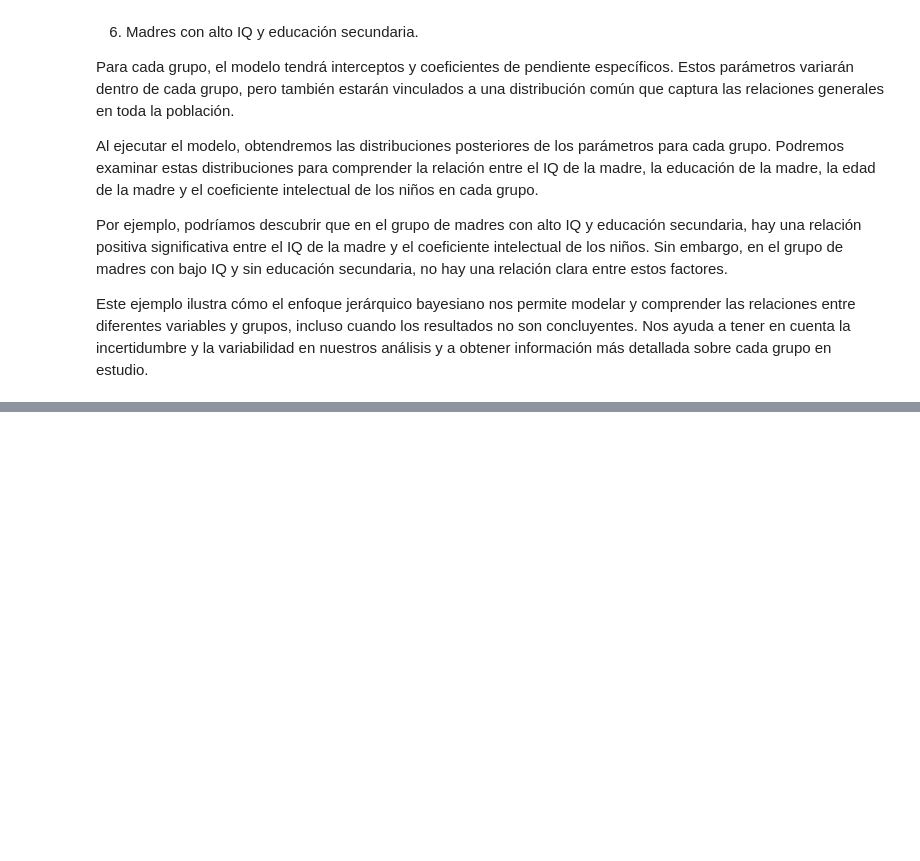
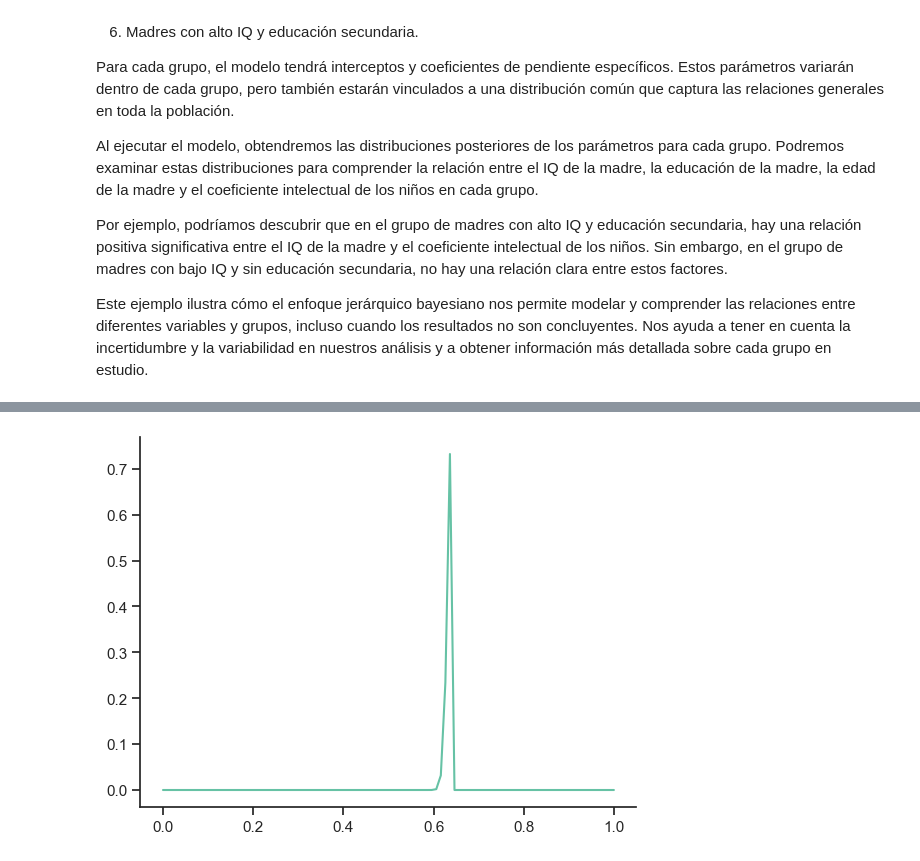
Before and after one commit to onavarrete04/Introduccion-Ciencia-Datos, a Jupyter notebook: 2023_modelos_estadísticos_datos.ipynb, the cells around one changed output, grey strips where cells are left out. Saved outputs shown, nothing was run; the diff lists cells and outputs as text; code cells hidden in the pictures; blank space fills up the shorter version.

```diff
--- a/2023_modelos_estadísticos_datos.ipynb
+++ b/2023_modelos_estadísticos_datos.ipynb
@@ -3008,0 +3132,7 @@ Este ejemplo ilustra cómo el enfoque jerárquico bayesiano nos permite modelar
+# %%
+p_posterior = [p_prior[i] * p_observed[i] for i in range(len(p_prior))]
+p_posterior = p_posterior/np.sum(p_posterior)
+plt.plot(params, p_posterior)
+sns.despine()
+# %% [output]
+[figure, added]
```
Also changed, not shown: parts of 14 cells of this notebook.
